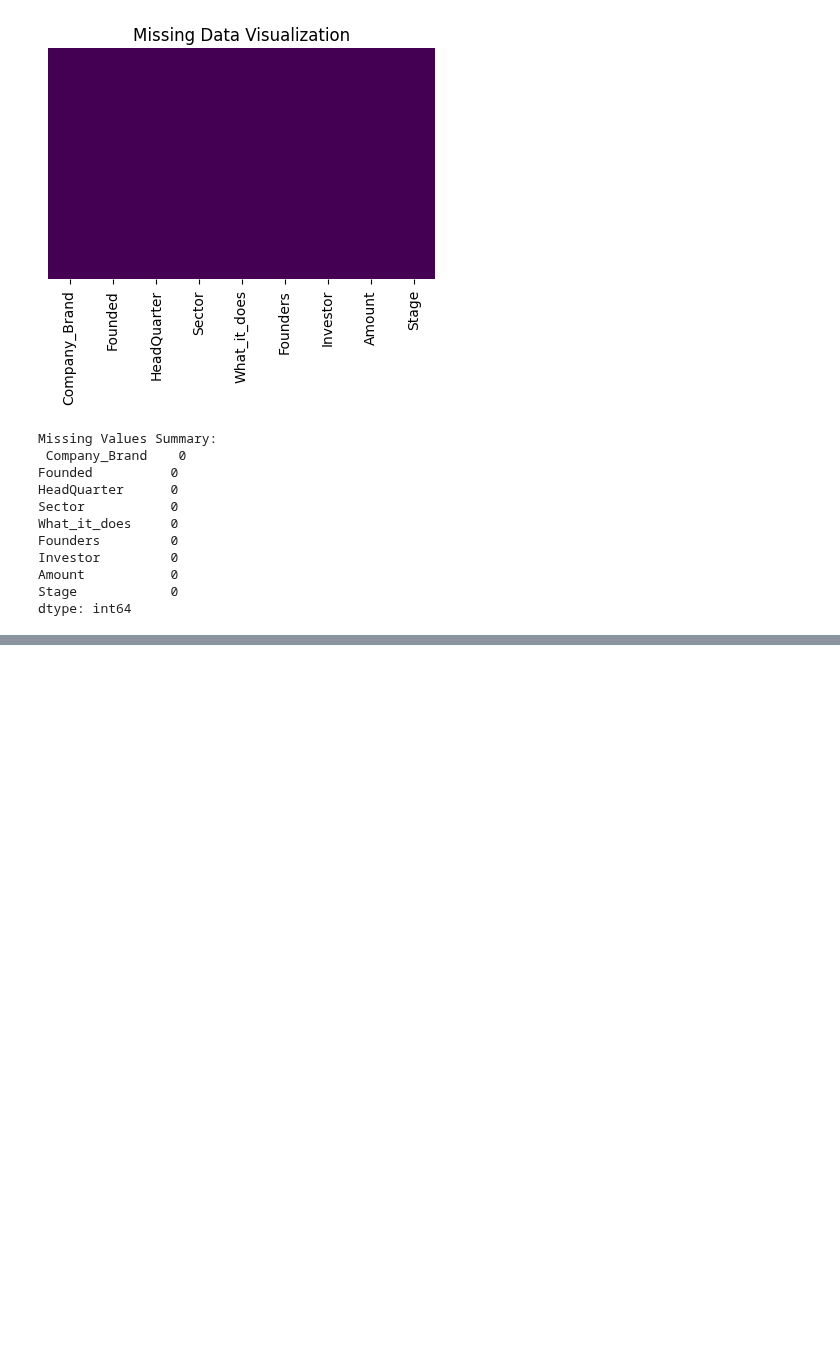
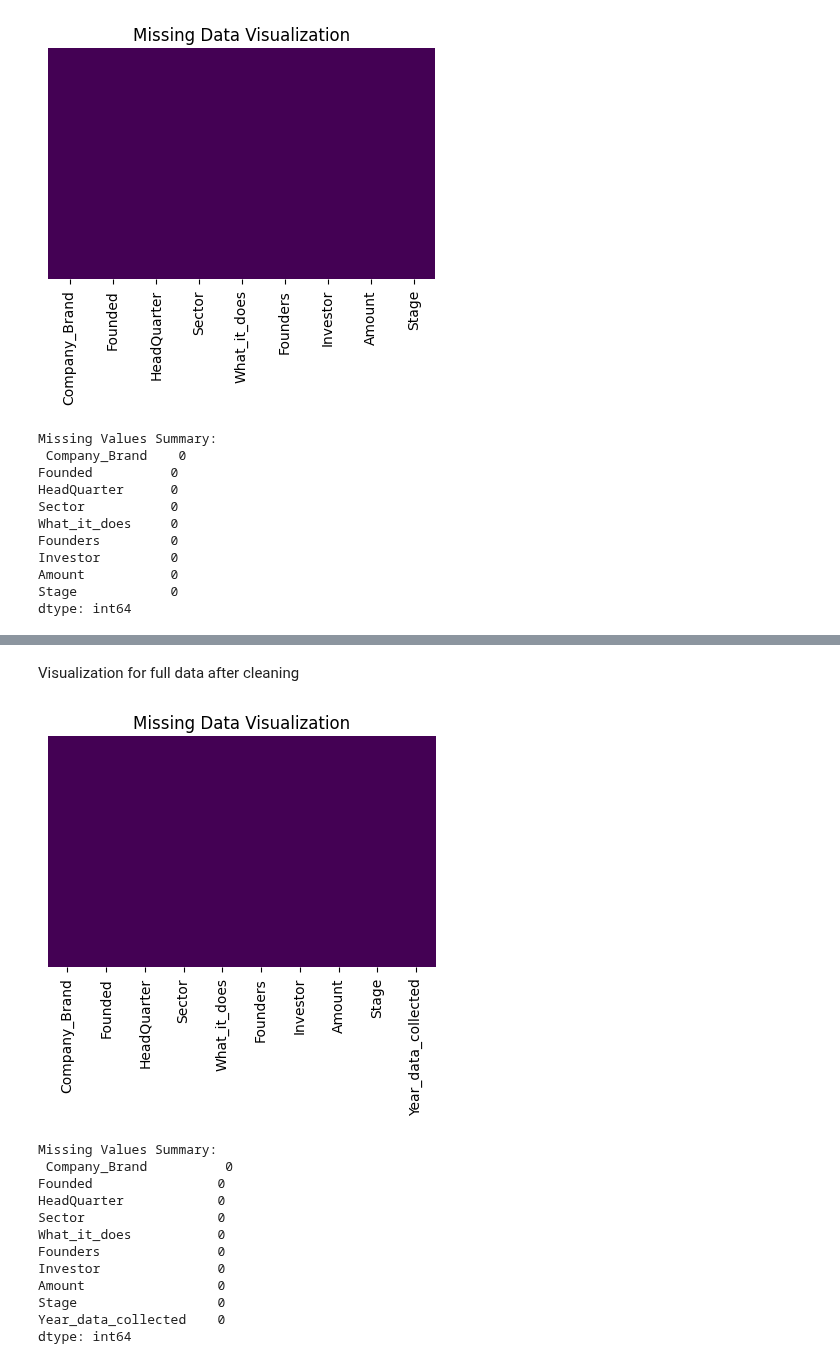
Before and after one commit to GeGe-K/Startup-Ecosystem, a Jupyter notebook: jupyter.ipynb, the cells around one changed output, grey strips where cells are left out. Saved outputs shown, nothing was run; the diff lists cells and outputs as text; code cells hidden in the pictures; blank space fills up the shorter version.

Commit message:
Visualization for full data after cleaning

```diff
--- a/jupyter.ipynb
+++ b/jupyter.ipynb
@@ -1706,0 +1726,13 @@ dtype: int64
+# %%
+# Add a column indicating the year data was collected
+cleandata_2021['Year_data_collected'] = '2021'
+cleandata_2020['Year_data_collected'] = '2020'
+cleandata_2019['Year_data_collected'] = '2019'
+cleandata_2018['Year_data_collected'] = '2018'
+
+# Concatenate the DataFrames vertically
+full_data = pd.concat([cleandata_2021, cleandata_2020,cleandata_2019,cleandata_2018], ignore_index=True)
+
+# Display the concatenated DataFrame
+print("Concatenated DataFrame:")
+full_data
@@ -1706,0 +1758,6 @@ dtype: int64
+# %%
+# Check for duplicate entries
+print("\nDuplicate Entries:", full_data.duplicated().sum())
+
+# Drop duplicates if necessary
+full_data.drop_duplicates(inplace=True)
@@ -1706,0 +1790,28 @@ dtype: int64
+# %% [markdown]
+Visualization for full data after cleaning
+# %%
+# Check for missing values
+missing_values = full_data.isnull().sum()
+
+# Visualize missing data
+plt.figure(figsize=(5, 3))
+sns.heatmap(full_data.isnull(), cmap='viridis', cbar=False, yticklabels=False)
+plt.title('Missing Data Visualization')
+plt.show()
+
+# Display missing values summary
+print("Missing Values Summary:\n", missing_values)
+# %% [output]
+[figure, added]
+Missing Values Summary:
+ Company_Brand          0
+Founded                0
+HeadQuarter            0
+Sector                 0
+What_it_does           0
+Founders               0
+Investor               0
+Amount                 0
+Stage                  0
+Year_data_collected    0
+dtype: int64
```
Also changed, not shown: parts of 9 cells of this notebook.
